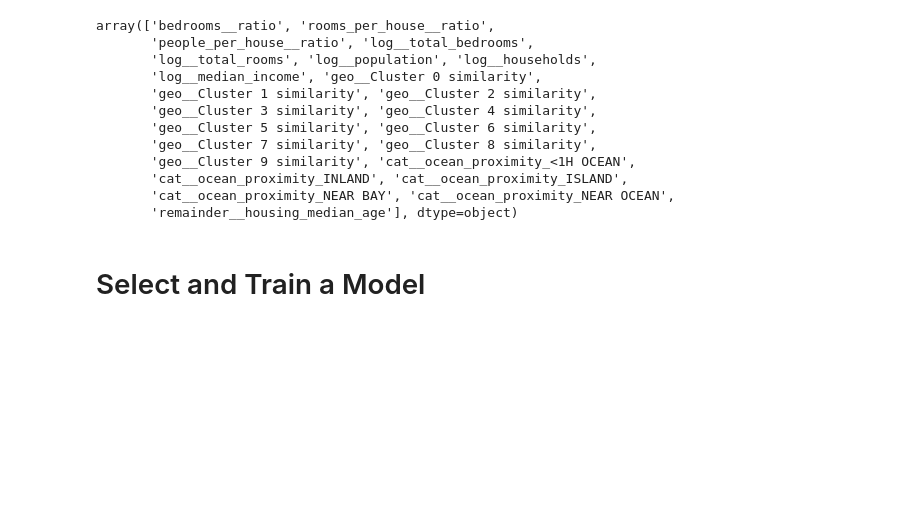
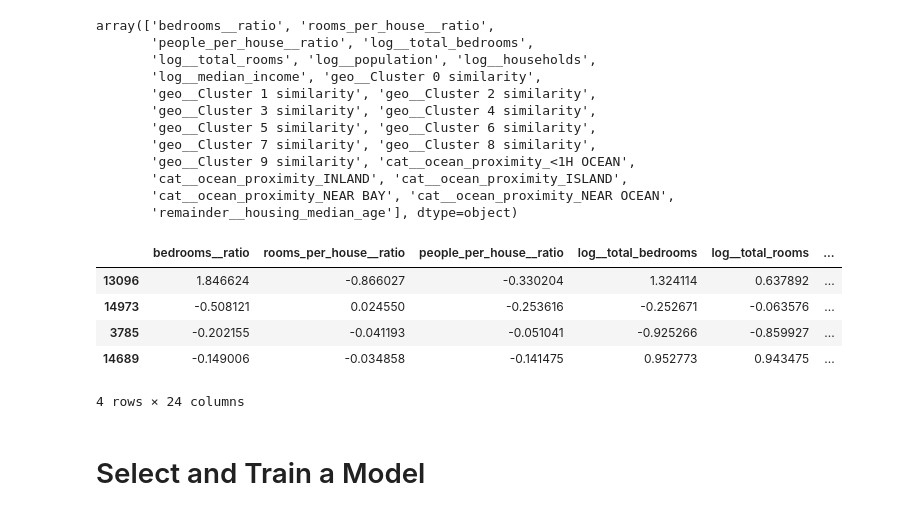
Before and after one commit to Khalidallam222/SHAI-Khalid-Allam, a Jupyter notebook: Task 5/02_end_to_end_machine_learning_project.ipynb, the cells around one changed output. Cells and saved outputs as stored; diff of their text form; code cells hidden in the pictures; blank space fills up the shorter version.

```diff
--- a/Task 5/02_end_to_end_machine_learning_project.ipynb
+++ b/Task 5/02_end_to_end_machine_learning_project.ipynb
@@ -1101,6 +1107,16 @@ array(['bedrooms__ratio', 'rooms_per_house__ratio',
        'cat__ocean_proximity_INLAND', 'cat__ocean_proximity_ISLAND',
        'cat__ocean_proximity_NEAR BAY', 'cat__ocean_proximity_NEAR OCEAN',
        'remainder__housing_median_age'], dtype=object)
+# %%
+housing_prepared_df = pd.DataFrame(housing_prepared, columns=preprocessing.get_feature_names_out(), index=housing.index)
+housing_prepared_df.head(4)
+# %% [output]
+|  | bedrooms__ratio | rooms_per_house__ratio | people_per_house__ratio | log__total_bedrooms | log__total_rooms | ... |
+| 13096 | 1.846624 | -0.866027 | -0.330204 | 1.324114 | 0.637892 | ... |
+| 14973 | -0.508121 | 0.024550 | -0.253616 | -0.252671 | -0.063576 | ... |
+| 3785 | -0.202155 | -0.041193 | -0.051041 | -0.925266 | -0.859927 | ... |
+| 14689 | -0.149006 | -0.034858 | -0.141475 | 0.952773 | 0.943475 | ... |
+4 rows × 24 columns
 # %% [markdown]
 # Select and Train a Model
 # %% [markdown]
```
Also changed, not shown: parts of 4 cells of this notebook, 18 other files.
